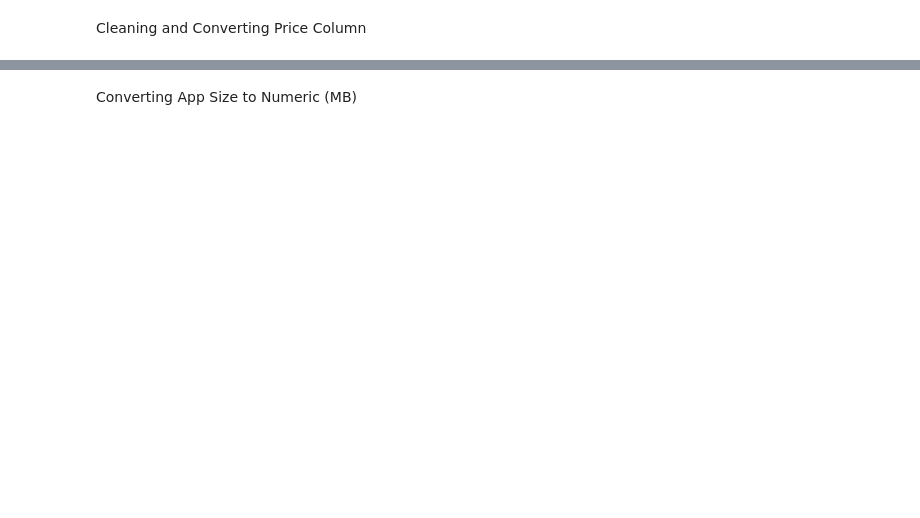
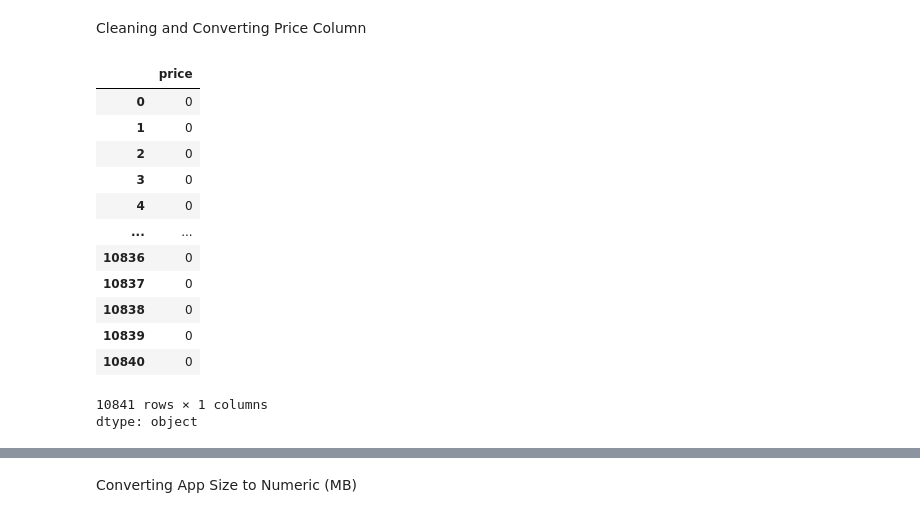
Before and after one commit to Sagarjain93/Data-Analytics-Portfolio, a Jupyter notebook: Python-EDA/Google_Play_Store_EDA/Google_Playstore_App_Review_.ipynb, the cells around one changed output, grey strips where cells are left out. Saved outputs shown, nothing was run; the diff lists cells and outputs as text; code cells hidden in the pictures; blank space fills up the shorter version.

```diff
--- a/Python-EDA/Google_Play_Store_EDA/Google_Playstore_App_Review_.ipynb
+++ b/Python-EDA/Google_Play_Store_EDA/Google_Playstore_App_Review_.ipynb
@@ -535,6 +610,23 @@ Unique Genres: {'Casino', 'Lifestyle', 'Social', 'Art & Design', 'Role Playing',
 Number of Unique Genres: 54
 # %% [markdown]
 Cleaning and Converting Price Column
+# %%
+df_play_store['price']
+# %% [output]
+|  | price |
+| 0 | 0 |
+| 1 | 0 |
+| 2 | 0 |
+| 3 | 0 |
+| 4 | 0 |
+| ... | ... |
+| 10836 | 0 |
+| 10837 | 0 |
+| 10838 | 0 |
+| 10839 | 0 |
+| 10840 | 0 |
+10841 rows × 1 columns
+dtype: object
 # %%
 df_play_store['price'] = (
     df_play_store['price']
```
Also changed, not shown: parts of 41 cells of this notebook.
